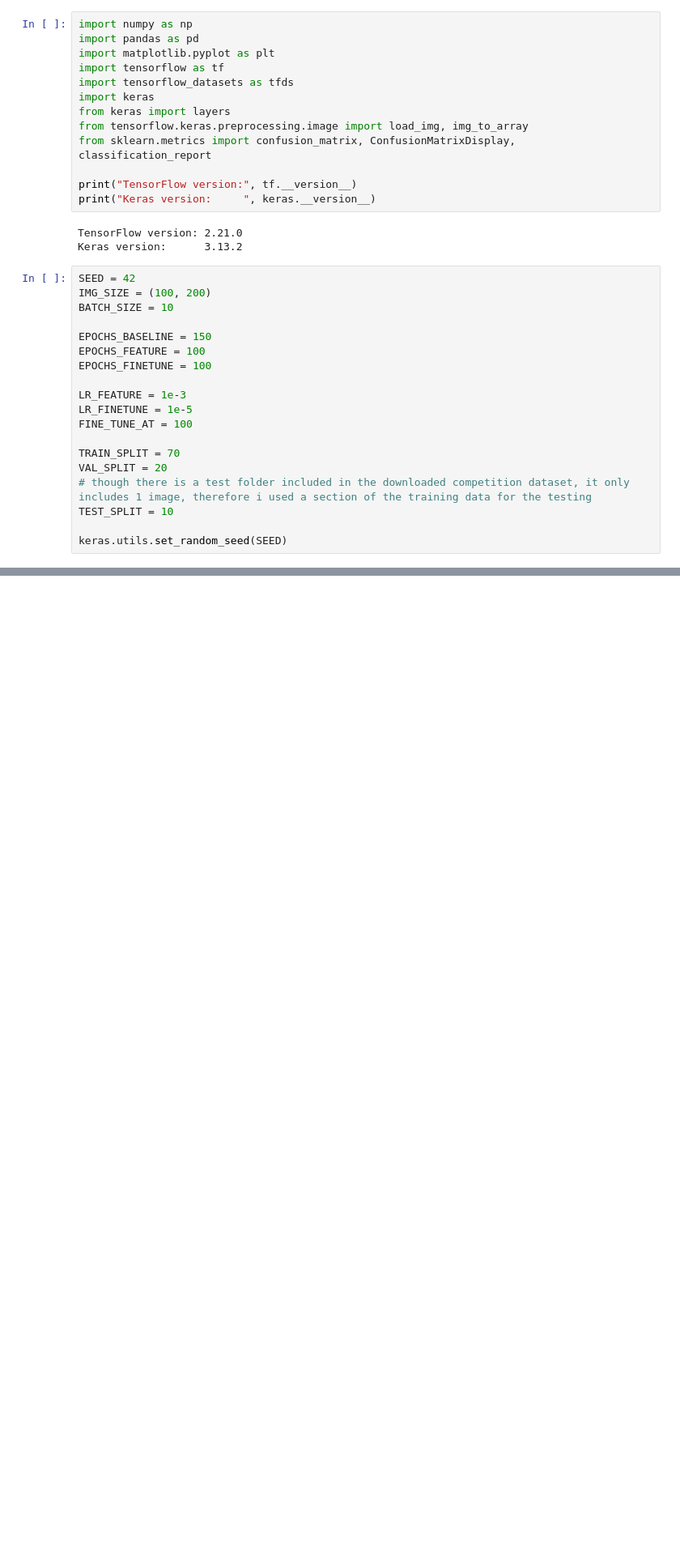
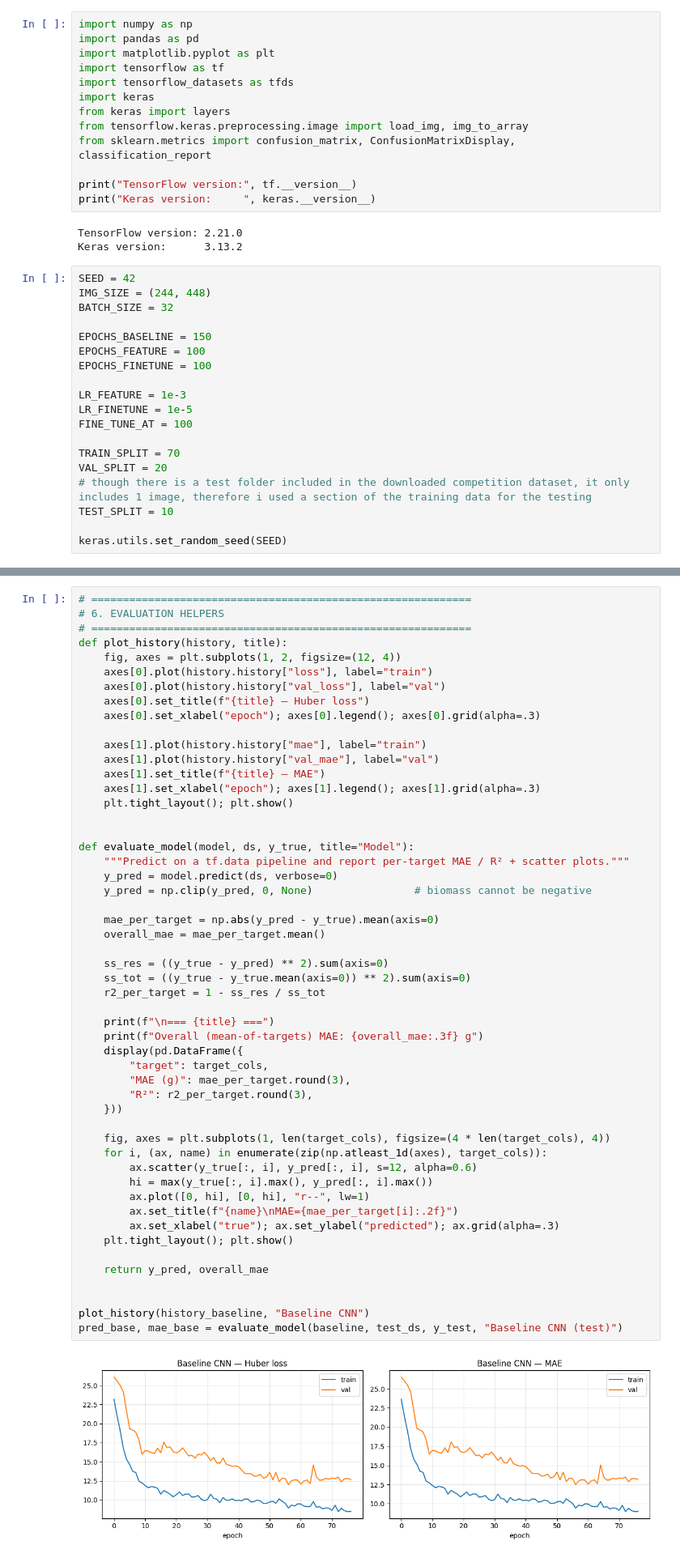
Before and after one commit to yulangrichard/Nagyhazi_Sordinger, a Jupyter notebook: nagyhazi_sordinger_milestone1.ipynb, the cells around one changed output, grey strips where cells are left out. Shown at 81% size. Cells and saved outputs as stored; diff of their text form; blank space fills up the shorter version.

```diff
--- a/nagyhazi_sordinger_milestone1.ipynb
+++ b/nagyhazi_sordinger_milestone1.ipynb
@@ -61,8 +61,8 @@ TensorFlow version: 2.21.0
 Keras version:      3.13.2
 # %%
 SEED = 42
-IMG_SIZE = (100, 200)
-BATCH_SIZE = 10
+IMG_SIZE = (244, 448)
+BATCH_SIZE = 32
 
 EPOCHS_BASELINE = 150
 EPOCHS_FEATURE = 100
@@ -200,0 +293,54 @@ plt.show()
+# %%
+# ============================================================
+# 6. EVALUATION HELPERS
+# ============================================================
+def plot_history(history, title):
+    fig, axes = plt.subplots(1, 2, figsize=(12, 4))
+    axes[0].plot(history.history["loss"], label="train")
+    axes[0].plot(history.history["val_loss"], label="val")
+    axes[0].set_title(f"{title} — Huber loss")
+    axes[0].set_xlabel("epoch"); axes[0].legend(); axes[0].grid(alpha=.3)
+
+    axes[1].plot(history.history["mae"], label="train")
+    axes[1].plot(history.history["val_mae"], label="val")
+    axes[1].set_title(f"{title} — MAE")
+    axes[1].set_xlabel("epoch"); axes[1].legend(); axes[1].grid(alpha=.3)
+    plt.tight_layout(); plt.show()
+
+
+def evaluate_model(model, ds, y_true, title="Model"):
+    """Predict on a tf.data pipeline and report per-target MAE / R² + scatter plots."""
+    y_pred = model.predict(ds, verbose=0)
+    y_pred = np.clip(y_pred, 0, None)                # biomass cannot be negative
+
+    mae_per_target = np.abs(y_pred - y_true).mean(axis=0)
+    overall_mae = mae_per_target.mean()
+
+    ss_res = ((y_true - y_pred) ** 2).sum(axis=0)
+    ss_tot = ((y_true - y_true.mean(axis=0)) ** 2).sum(axis=0)
+    r2_per_target = 1 - ss_res / ss_tot
+
+    print(f"\n=== {title} ===")
+    print(f"Overall (mean-of-targets) MAE: {overall_mae:.3f} g")
+    display(pd.DataFrame({
+        "target": target_cols,
+        "MAE (g)": mae_per_target.round(3),
+        "R²": r2_per_target.round(3),
+    }))
+
+    fig, axes = plt.subplots(1, len(target_cols), figsize=(4 * len(target_cols), 4))
+    for i, (ax, name) in enumerate(zip(np.atleast_1d(axes), target_cols)):
+        ax.scatter(y_true[:, i], y_pred[:, i], s=12, alpha=0.6)
+        hi = max(y_true[:, i].max(), y_pred[:, i].max())
+        ax.plot([0, hi], [0, hi], "r--", lw=1)
+        ax.set_title(f"{name}\nMAE={mae_per_target[i]:.2f}")
+        ax.set_xlabel("true"); ax.set_ylabel("predicted"); ax.grid(alpha=.3)
+    plt.tight_layout(); plt.show()
+
+    return y_pred, overall_mae
+
+
+plot_history(history_baseline, "Baseline CNN")
+pred_base, mae_base = evaluate_model(baseline, test_ds, y_test, "Baseline CNN (test)")
+# %% [output]
+[figure, added]
```
Also changed, not shown: parts of 7 cells of this notebook.
